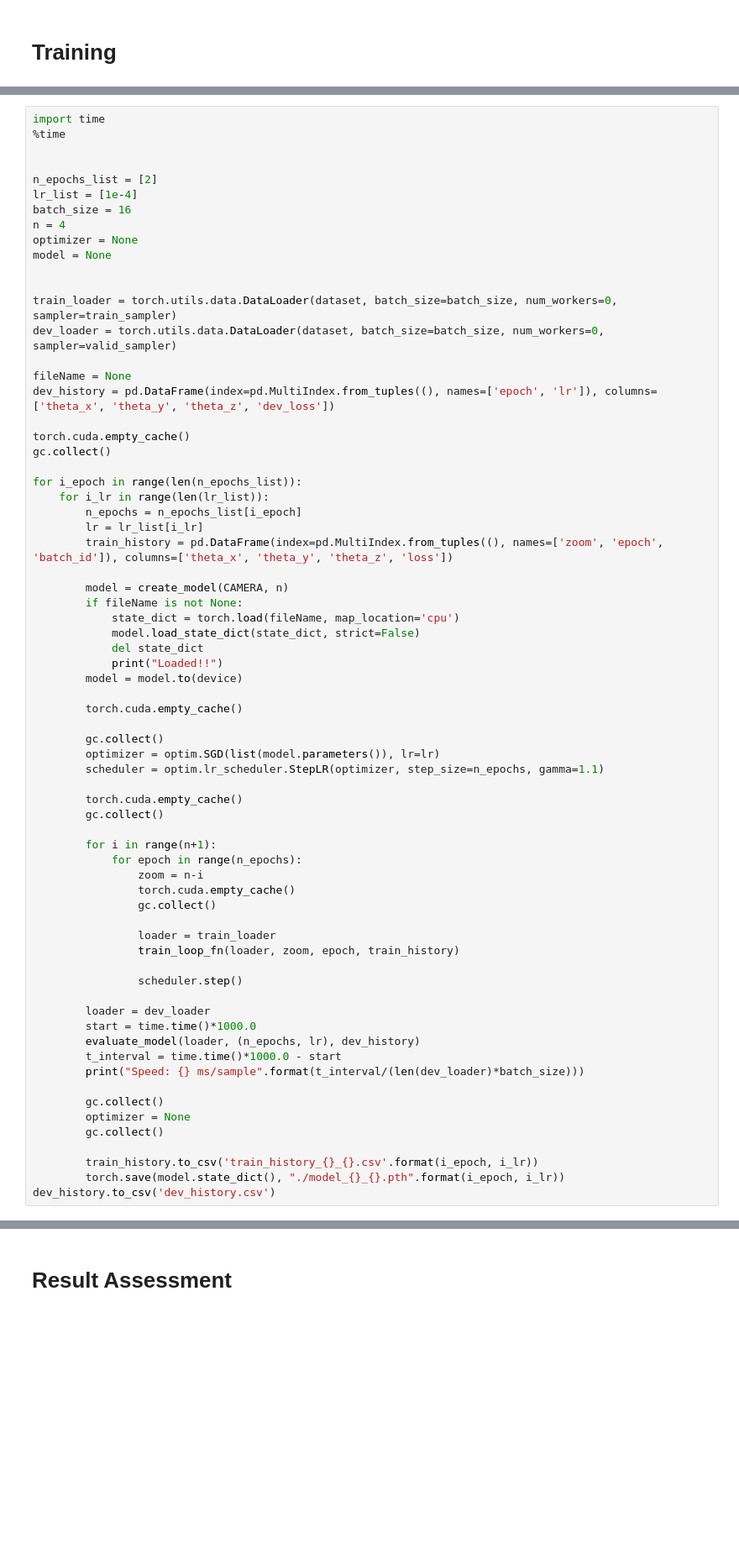
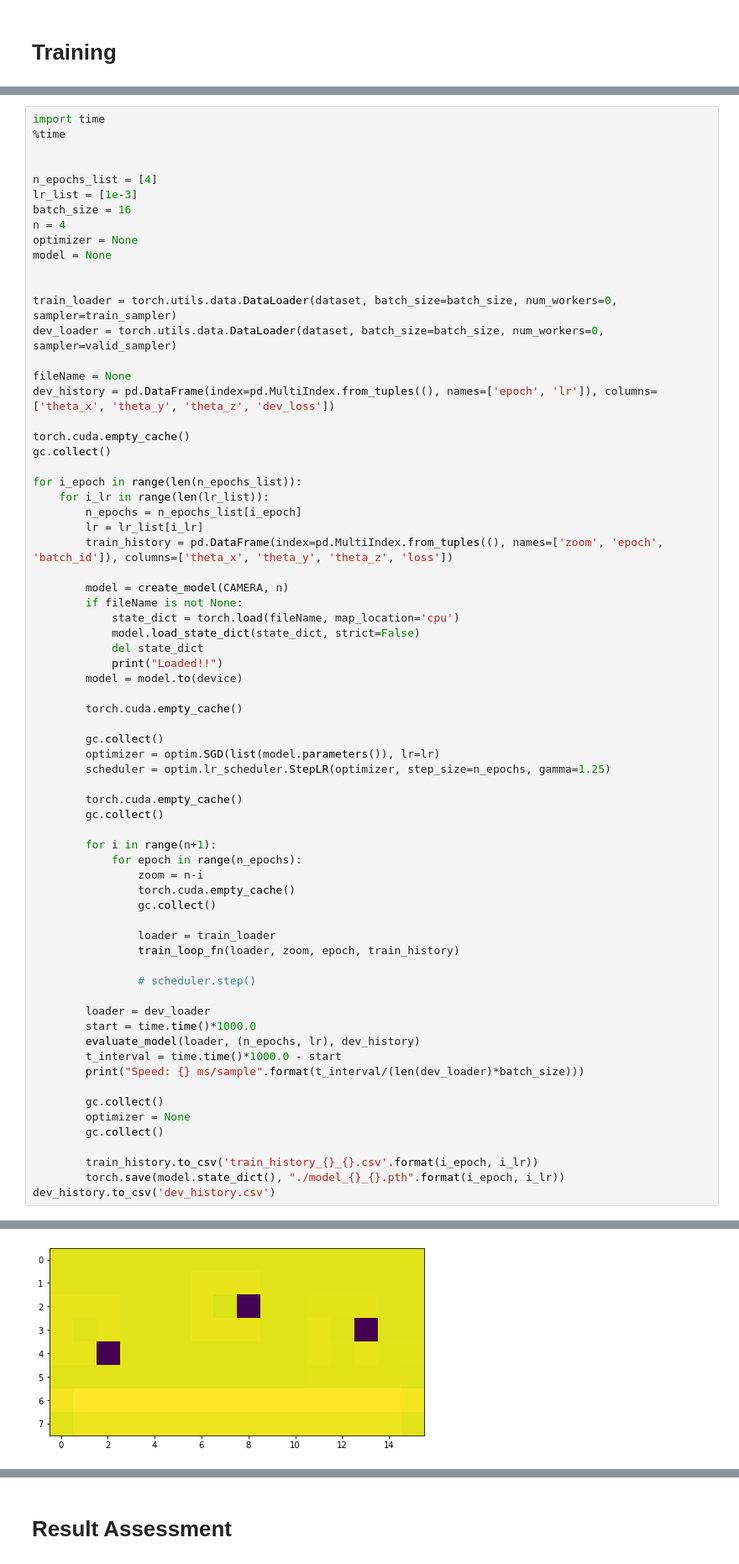
Before and after one commit to thienannguyen-cv/SMap, a Jupyter notebook: applications/Camera Calibration/camera-calibration.ipynb, the cells around one changed output, grey strips where cells are left out. Shown at 84% size. Cells and saved outputs as stored; diff of their text form; blank space fills up the shorter version.

```diff
--- a/applications/Camera Calibration/camera-calibration.ipynb
+++ b/applications/Camera Calibration/camera-calibration.ipynb
@@ -329,8 +343,8 @@ import time
 %time
 
 
-n_epochs_list = [2]
-lr_list = [1e-4]
+n_epochs_list = [4]
+lr_list = [1e-3]
 batch_size = 16
 n = 4
 optimizer = None
@@ -364,7 +378,7 @@ for i_epoch in range(len(n_epochs_list)):
 
         gc.collect()
         optimizer = optim.SGD(list(model.parameters()), lr=lr)
-        scheduler = optim.lr_scheduler.StepLR(optimizer, step_size=n_epochs, gamma=1.1)
+        scheduler = optim.lr_scheduler.StepLR(optimizer, step_size=n_epochs, gamma=1.25)
 
         torch.cuda.empty_cache()
         gc.collect()
@@ -378,7 +392,7 @@ for i_epoch in range(len(n_epochs_list)):
                 loader = train_loader
                 train_loop_fn(loader, zoom, epoch, train_history)
 
-                scheduler.step()
+                # scheduler.step()
 
         loader = dev_loader
         start = time.time()*1000.0
@@ -403,0 +429 @@ rho: 0.0000
+[figure, added]
```
Also changed, not shown: parts of 11 cells of this notebook, 9 other files.
